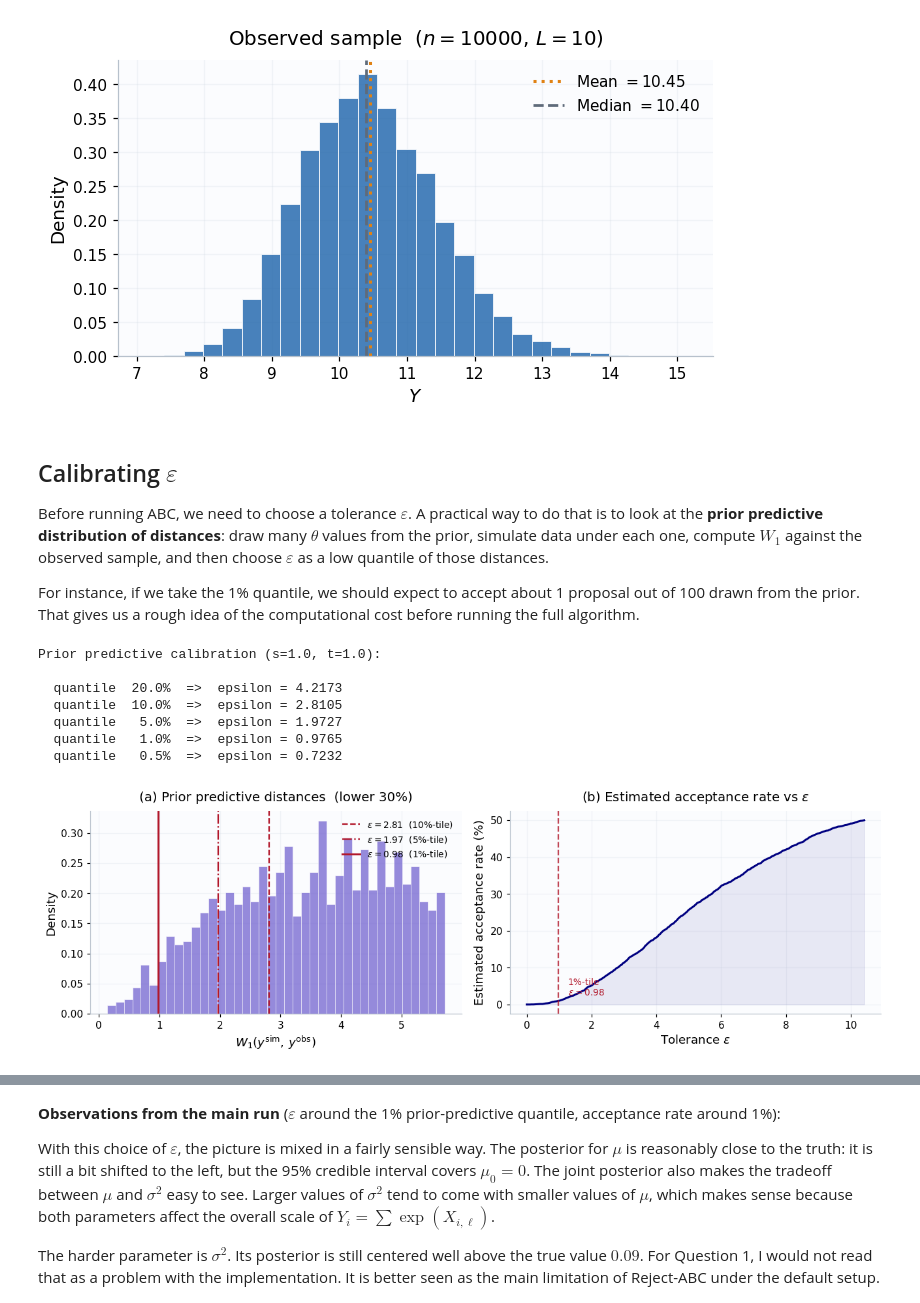
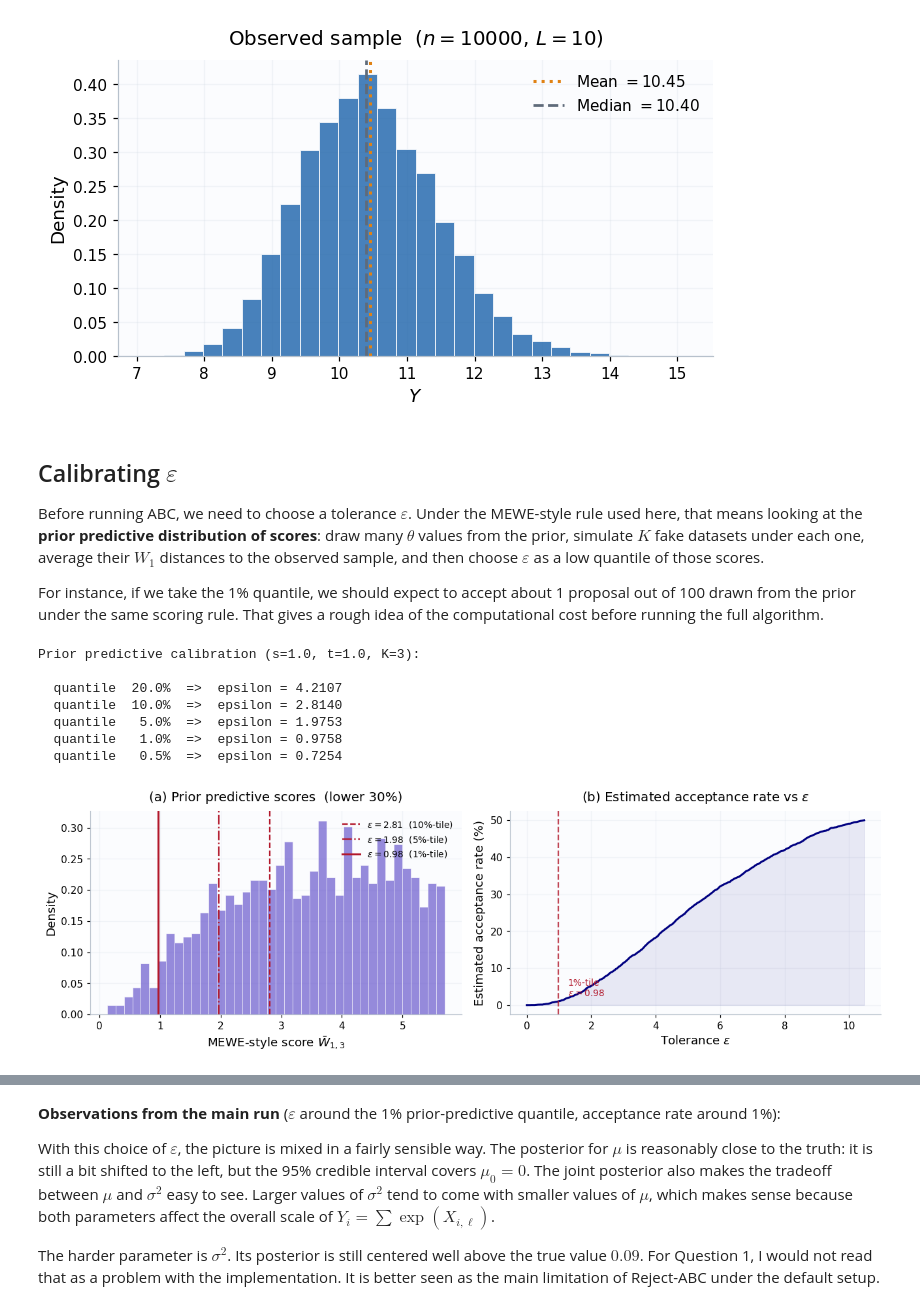
Before and after one commit to Ramei6/Monte-Carlo---Likelihood-free-inference-and-sums-of-log-normal-variates, a Jupyter notebook: Reject_ABC.ipynb, the cells around one changed output, grey strips where cells are left out. Cells and saved outputs as stored; diff of their text form; code cells hidden in the pictures.

```diff
--- a/Reject_ABC.ipynb
+++ b/Reject_ABC.ipynb
@@ -5,10 +5,11 @@ import matplotlib.pyplot as plt
 
 import jax
 import jax.numpy as jnp
-from jax import random, vmap, jit
+from jax import lax, random, vmap, jit
 from functools import partial
 
 KEY = random.PRNGKey(2026)
+K_MEWE = 3  # number of simulated datasets averaged for each proposal
 
 # Consistent plot style
 plt.rcParams.update({
@@ -312,75 +329,80 @@ def reject_abc(y_obs, L, epsilon, n_keep, s=1.0, t=1.0,
 # %% [markdown]
 ## Calibrating $\varepsilon$
 
-Before running ABC, we need to choose a tolerance $\varepsilon$. A practical way to do that is to look at the **prior predictive distribution of distances**: draw many $\theta$ values from the prior, simulate data under each one, compute $W_1$ against the observed sample, and then choose $\varepsilon$ as a low quantile of those distances.
+Before running ABC, we need to choose a tolerance $\varepsilon$. Under the MEWE-style rule used here, that means looking at the **prior predictive distribution of scores**: draw many $\theta$ values from the prior, simulate $K$ fake datasets under each one, average their $W_1$ distances to the observed sample, and then choose $\varepsilon$ as a low quantile of those scores.
 
-For instance, if we take the 1% quantile, we should expect to accept about 1 proposal out of 100 drawn from the prior. That gives us a rough idea of the computational cost before running the full algorithm.
+For instance, if we take the 1% quantile, we should expect to accept about 1 proposal out of 100 drawn from the prior under the same scoring rule. That gives a rough idea of the computational cost before running the full algorithm.
 # %%
-def prior_predictive_distances(y_obs, L, s, t, n_calib=5000, seed=999):
+def prior_predictive_scores(y_obs, L, s, t, n_rep=K_MEWE, n_calib=5000, seed=999):
     """
-    Prior predictive distances — fully vectorized via JAX jit + vmap.
-    All n_calib proposals are simulated in one jit-compiled call.
-    Returns an array of shape (n_calib,) of W1 distances.
+    Prior predictive MEWE-style scores — fully vectorized via JAX jit + vmap.
+    All n_calib proposals are scored in one jit-compiled call.
+
+    Returns an array of shape (n_calib,) of averaged Wasserstein scores.
     """
     key = random.PRNGKey(seed)
     n   = len(y_obs)
     y_obs_sorted = jnp.sort(jnp.array(y_obs))
-    _, _, dists = _batch_proposals(key, n_calib, float(s), float(t), n, L, y_obs_sorted)
-    return np.array(dists)
+    _, _, scores = _batch_proposals(
+        key, n_calib, float(s), float(t), n, L, int(n_rep), y_obs_sorted
+    )
+    return np.array(scores)
 
 # Default prior scales
 s0, t0 = 1.0, 1.0
 
-calib_dists = prior_predictive_distances(y_obs, L, s=s0, t=t0, n_calib=5000, seed=2027)
+calib_scores = prior_predictive_scores(
+    y_obs, L, s=s0, t=t0, n_rep=K_MEWE, n_calib=5000, seed=2027
+)
 
 # Candidate epsilons
 quantiles = [0.20, 0.10, 0.05, 0.01, 0.005]
-eps_table = {q: np.quantile(calib_dists, q) for q in quantiles}
+eps_table = {q: np.quantile(calib_scores, q) for q in quantiles}
 
-print(f"Prior predictive calibration (s={s0}, t={t0}):\n")
+print(f"Prior predictive calibration (s={s0}, t={t0}, K={K_MEWE}):\n")
 for q, e in eps_table.items():
     print(f"  quantile {100*q:5.1f}%  =>  epsilon = {e:.4f}")
 # %% [output]
-Prior predictive calibration (s=1.0, t=1.0):
+Prior predictive calibration (s=1.0, t=1.0, K=3):
 
-  quantile  20.0%  =>  epsilon = 4.2173
-  quantile  10.0%  =>  epsilon = 2.8105
-  quantile   5.0%  =>  epsilon = 1.9727
-  quantile   1.0%  =>  epsilon = 0.9765
-  quantile   0.5%  =>  epsilon = 0.7232
+  quantile  20.0%  =>  epsilon = 4.2107
+  quantile  10.0%  =>  epsilon = 2.8140
+  quantile   5.0%  =>  epsilon = 1.9753
+  quantile   1.0%  =>  epsilon = 0.9758
+  quantile   0.5%  =>  epsilon = 0.7254
 # %%
 fig, axes = plt.subplots(1, 2, figsize=(12, 4))
 
-# (a) Histogram — zoom into the low-distance region where epsilon choices live
-cutoff = np.quantile(calib_dists, 0.30)  # show only the left 30%
-subset = calib_dists[calib_dists <= cutoff]
+# (a) Histogram — zoom into the low-score region where epsilon choices live
+cutoff = np.quantile(calib_scores, 0.30)  # show only the left 30%
+subset = calib_scores[calib_scores <= cutoff]
 axes[0].hist(subset, bins=40, density=True, color="slateblue",
              edgecolor="white", alpha=0.7, linewidth=0.5)
 for q, ls, lw in [(0.10, "--", 1.5), (0.05, "-.", 1.5), (0.01, "-", 2)]:
     axes[0].axvline(eps_table[q], ls=ls, lw=lw, color=C_RED,
                     label=fr"$\varepsilon={eps_table[q]:.2f}$  ({100*q:.0f}%-tile)")
-axes[0].set_xlabel(r"$W_1(y^{\rm sim},\, y^{\rm obs})$")
+axes[0].set_xlabel(fr"MEWE-style score $\bar{{W}}_{{1,{K_MEWE}}}$")
 axes[0].set_ylabel("Density")
-axes[0].set_title(r"(a) Prior predictive distances  (lower 30%)")
+axes[0].set_title(r"(a) Prior predictive scores  (lower 30%)")
 axes[0].legend(fontsize=9, loc="upper right")
 
 # (b) Acceptance rate curve
-eps_grid = np.linspace(0, np.quantile(calib_dists, 0.50), 300)
-acc_curve = np.array([(calib_dists <= e).mean() * 100 for e in eps_grid])
+eps_grid = np.linspace(0, np.quantile(calib_scores, 0.50), 300)
+acc_curve = np.array([(calib_scores <= e).mean() * 100 for e in eps_grid])
 axes[1].plot(eps_grid, acc_curve, lw=2, color="navy")
 axes[1].fill_between(eps_grid, acc_curve, alpha=0.08, color="navy")
 # Mark the chosen epsilon
 axes[1].axvline(eps_table[0.01], color=C_RED, ls="--", lw=1.5, alpha=0.8)
 axes[1].annotate(f"1%-tile\n$\\varepsilon={eps_table[0.01]:.2f}$",
                  xy=(eps_table[0.01], 1.0), fontsize=9, color=C_RED,
                  ha="left", va="bottom",
                  xytext=(eps_table[0.01] + 0.3, 2))
 axes[1].set_xlabel(r"Tolerance $\varepsilon$")
 axes[1].set_ylabel("Estimated acceptance rate (%)")
 axes[1].set_title(r"(b) Estimated acceptance rate vs $\varepsilon$")
 
 plt.tight_layout()
 plt.show()
 # %% [output]
-[figure, old version]
+[figure, new version]
 # %% [markdown]
```
Also changed, not shown: parts of 17 cells of this notebook, 6 other files.
